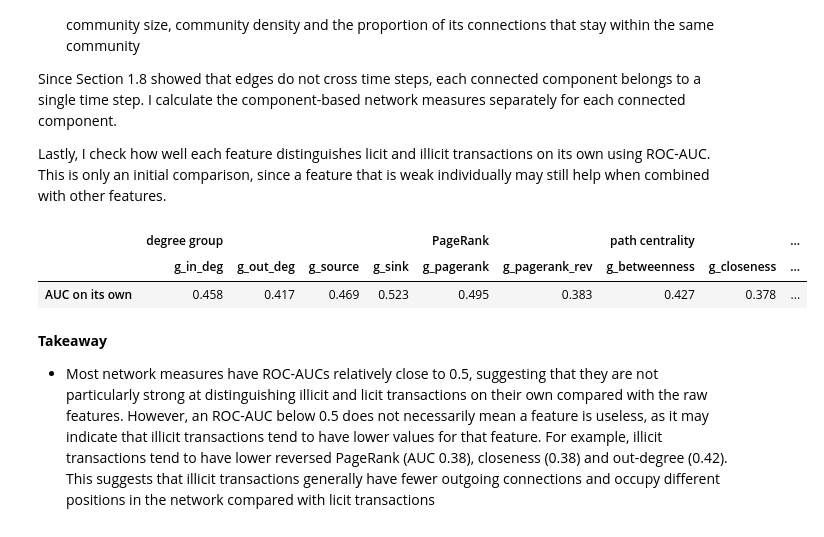
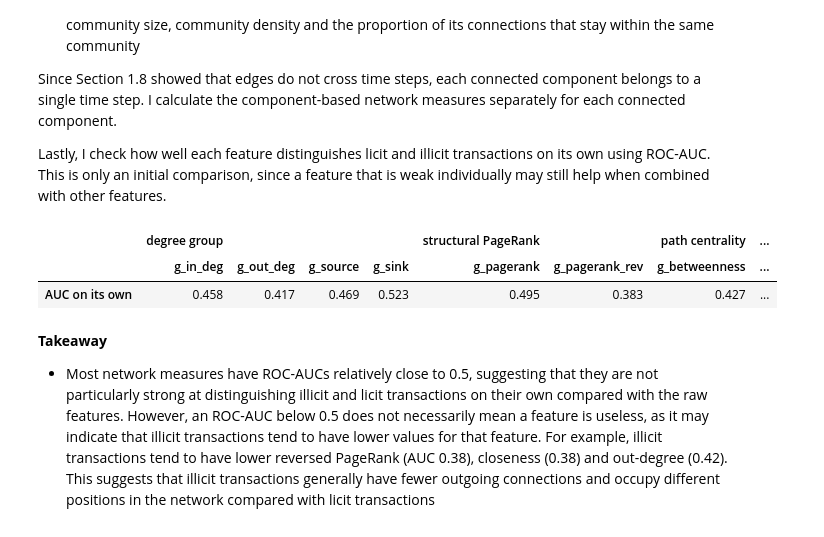
Before and after one commit to lyciayeo/bt4012-kaggle, a Jupyter notebook: e1155604.ipynb, the cells around one changed output. Drawn from its saved outputs; the diff is of its cells as text; code cells hidden in the pictures.

```diff
--- a/e1155604.ipynb
+++ b/e1155604.ipynb
@@ -1900,38 +1900,38 @@ for c in range(n_components):
 # group the network measures
 GRAPH_GROUPS = {
     "degree group": ["g_in_deg", "g_out_deg", "g_source", "g_sink"],
-    "PageRank": ["g_pagerank", "g_pagerank_rev"],
+    "structural PageRank": ["g_pagerank", "g_pagerank_rev"],
     "path centrality": ["g_betweenness", "g_closeness", "g_eigen"],
     "cohesion": ["g_clustering", "g_triangles", "g_core"],
     "communities": ["g_comm_size", "g_comm_density", "g_comm_inside_share"]
 }
 
 # add graph features to the transaction data
 for cols in GRAPH_GROUPS.values():
     for col in cols:
         nodes[col] = graph[col].values[gi]
 
 # keep community IDs for Section 7
 COMMUNITY = graph["community"].values.astype(np.int64)
 
 # update labelled training and test data
 L = nodes[(nodes["split"] == "train") & nodes["label"].notna()]
 T = nodes[nodes["split"] == "test"]
 
 # check how well each graph feature separates licit and illicit transactions
 single = {}
 
 for group, cols in GRAPH_GROUPS.items():
     for col in cols:
         single[(group, col)] = roc_auc_score(L["label"].astype(int), L[col])
 
 single_results = pd.Series(single).to_frame("AUC on its own")
 
 display(single_results.round(3).T)
 # %% [output]
-|  | degree group |  |  |  | PageRank |  | path centrality |  | ... |
-|  | g_in_deg | g_out_deg | g_source | g_sink | g_pagerank | g_pagerank_rev | g_betweenness | g_closeness | ... |
-| AUC on its own | 0.458 | 0.417 | 0.469 | 0.523 | 0.495 | 0.383 | 0.427 | 0.378 | ... |
+|  | degree group |  |  |  | structural PageRank |  | path centrality | ... |
+|  | g_in_deg | g_out_deg | g_source | g_sink | g_pagerank | g_pagerank_rev | g_betweenness | ... |
+| AUC on its own | 0.458 | 0.417 | 0.469 | 0.523 | 0.495 | 0.383 | 0.427 | ... |
 # %% [markdown]
 **Takeaway**
 - Most network measures have ROC-AUCs relatively close to 0.5, suggesting that they are not particularly strong at distinguishing illicit and licit transactions on their own compared with the raw features. However, an ROC-AUC below 0.5 does not necessarily mean a feature is useless, as it may indicate that illicit transactions tend to have lower values for that feature. For example, illicit transactions tend to have lower reversed PageRank (AUC 0.38), closeness (0.38) and out-degree (0.42). This suggests that illicit transactions generally have fewer outgoing connections and occupy different positions in the network compared with licit transactions
```
Also changed, not shown: parts of 14 cells of this notebook, 1 other file.
